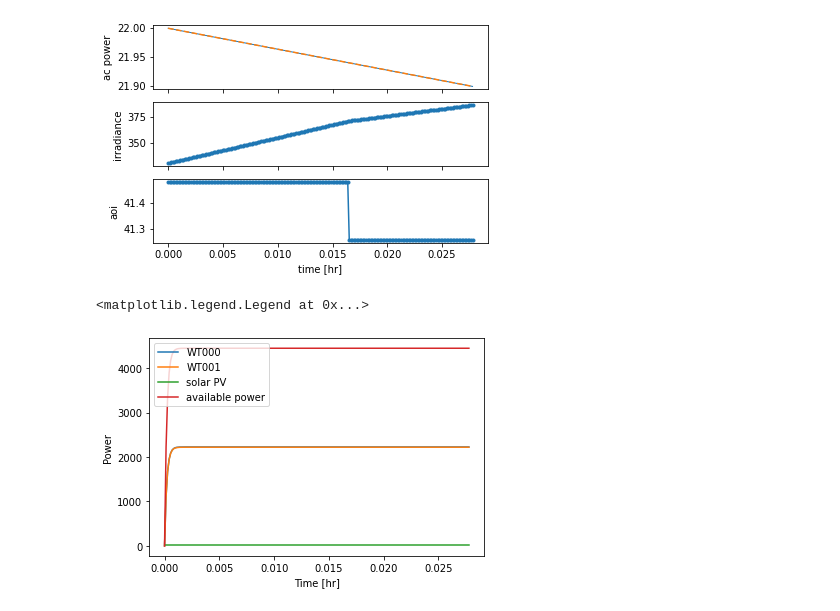
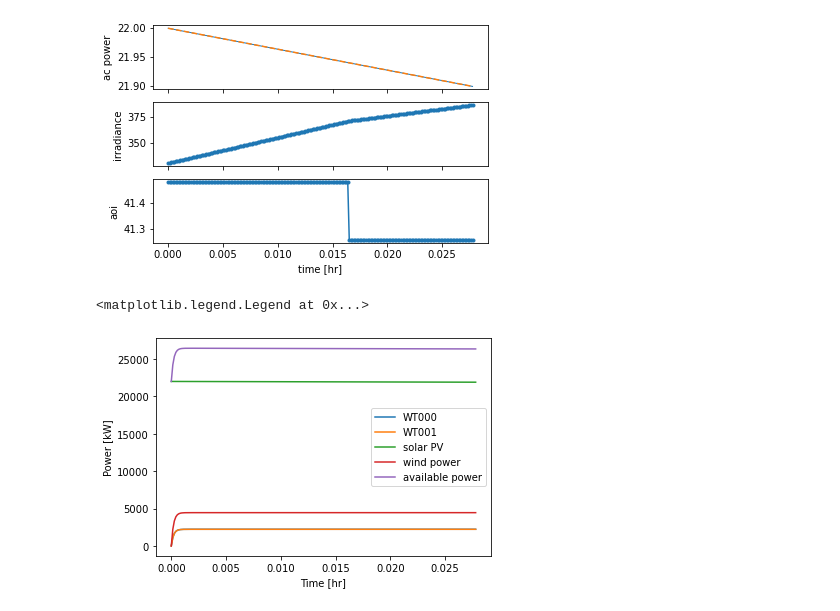
Before and after one commit to NREL/hercules, a Jupyter notebook: example_case_folders/07_floris_standin_and_solar_pysam/test_read_output.ipynb, the cells around one changed output. Drawn from its saved outputs; the diff is of its cells as text; code cells hidden in the pictures.

Commit message:
Updating units for results plots

```diff
--- a/example_case_folders/07_floris_standin_and_solar_pysam/test_read_output.ipynb
+++ b/example_case_folders/07_floris_standin_and_solar_pysam/test_read_output.ipynb
@@ -68,12 +68,13 @@ Text(0.5, 0, 'time [hr]')
 # %%
 plt.figure()
 plt.plot(time / 3600, df["hercules_comms.amr_wind.wind_farm_0.turbine_powers.000"], label="WT000")
 plt.plot(time / 3600, df["hercules_comms.amr_wind.wind_farm_0.turbine_powers.001"], label="WT001")
-plt.plot(time / 3600, df["py_sims.solar_farm_0.outputs.power_mw"], label="solar PV")
-plt.plot(time / 3600, df["py_sims.inputs.available_power"], label="available power")
-plt.ylabel("Power")
+plt.plot(time / 3600, df["py_sims.solar_farm_0.outputs.power_mw"]*1000, label="solar PV")
+plt.plot(time / 3600, df["py_sims.inputs.available_power"], label="wind power")
+plt.plot(time / 3600, df["py_sims.inputs.available_power"]+df["py_sims.solar_farm_0.outputs.power_mw"]*1000, label="available power")
+plt.ylabel("Power [kW]")
 plt.xlabel("Time [hr]")
 plt.legend()
 # %% [output]
 <matplotlib.legend.Legend at 0x...>
-[figure, old version]
+[figure, new version]
```
